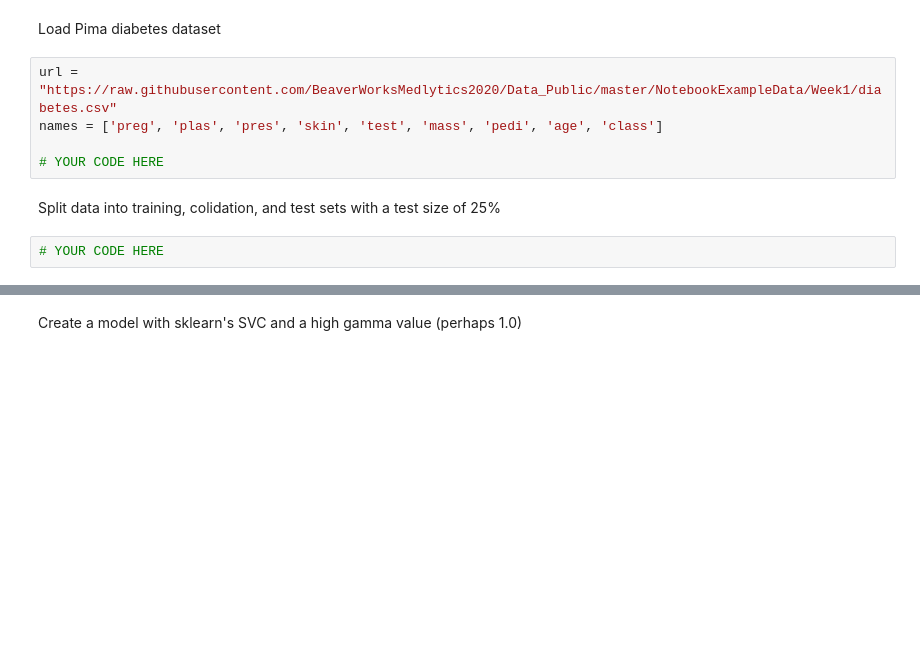
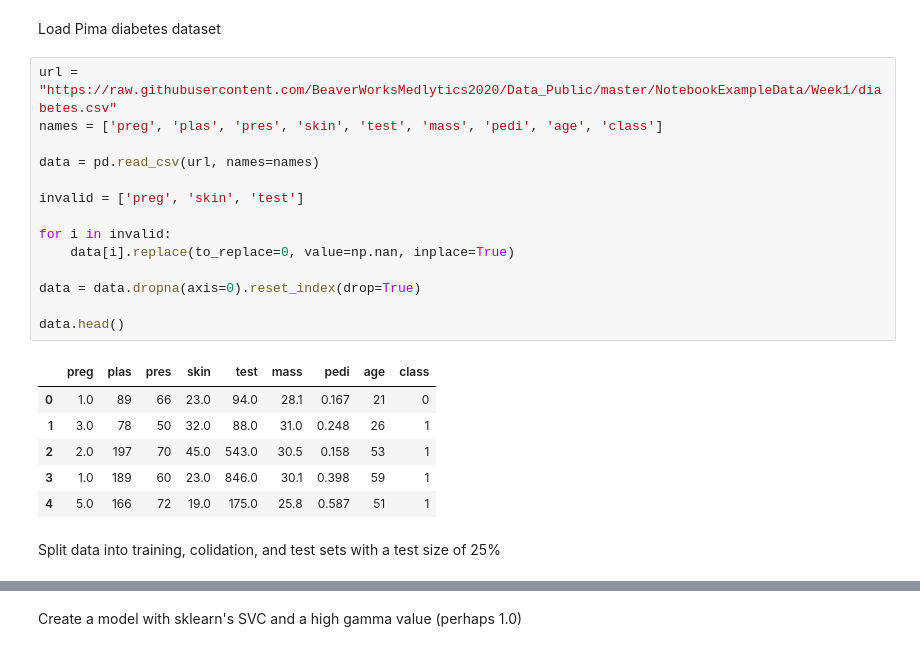
Before and after one commit to frostfyre01/Week1-2023, a Jupyter notebook: Week1-2023-07_SVM-SVM_Exercises.ipynb, the cells around one changed output, grey strips where cells are left out. Drawn from its saved outputs; the diff is of its cells as text; blank space fills up the shorter version.

```diff
--- a/Week1-2023-07_SVM-SVM_Exercises.ipynb
+++ b/Week1-2023-07_SVM-SVM_Exercises.ipynb
@@ -15,9 +15,23 @@ Load Pima diabetes dataset
 # %%
 url = "https://raw.githubusercontent.com/BeaverWorksMedlytics2020/Data_Public/master/NotebookExampleData/Week1/diabetes.csv"
 names = ['preg', 'plas', 'pres', 'skin', 'test', 'mass', 'pedi', 'age', 'class']
 
-# YOUR CODE HERE
+data = pd.read_csv(url, names=names)
+
+invalid = ['preg', 'skin', 'test']
+
+for i in invalid:
+    data[i].replace(to_replace=0, value=np.nan, inplace=True)
+
+data = data.dropna(axis=0).reset_index(drop=True)
+
+data.head()
+# %% [output]
+|  | preg | plas | pres | skin | test | mass | pedi | age | class |
+| 0 | 1.0 | 89 | 66 | 23.0 | 94.0 | 28.1 | 0.167 | 21 | 0 |
+| 1 | 3.0 | 78 | 50 | 32.0 | 88.0 | 31.0 | 0.248 | 26 | 1 |
+| 2 | 2.0 | 197 | 70 | 45.0 | 543.0 | 30.5 | 0.158 | 53 | 1 |
+| 3 | 1.0 | 189 | 60 | 23.0 | 846.0 | 30.1 | 0.398 | 59 | 1 |
+| 4 | 5.0 | 166 | 72 | 19.0 | 175.0 | 25.8 | 0.587 | 51 | 1 |
 # %% [markdown]
 Split data into training, colidation, and test sets with a test size of 25%
-# %%
-# YOUR CODE HERE
```
Also changed, not shown: parts of 13 cells of this notebook.
